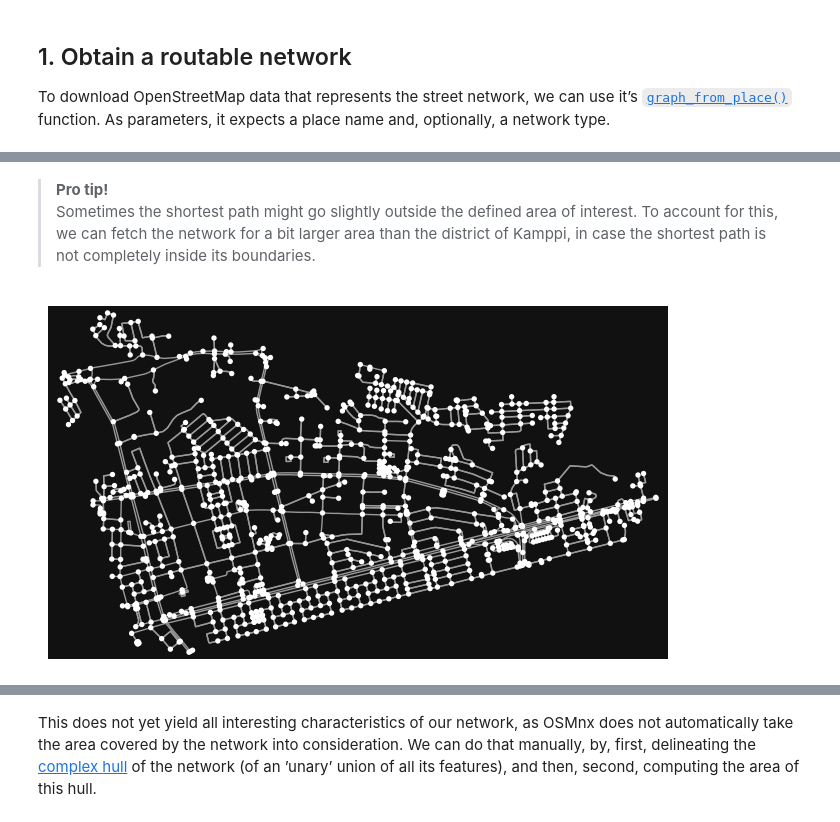
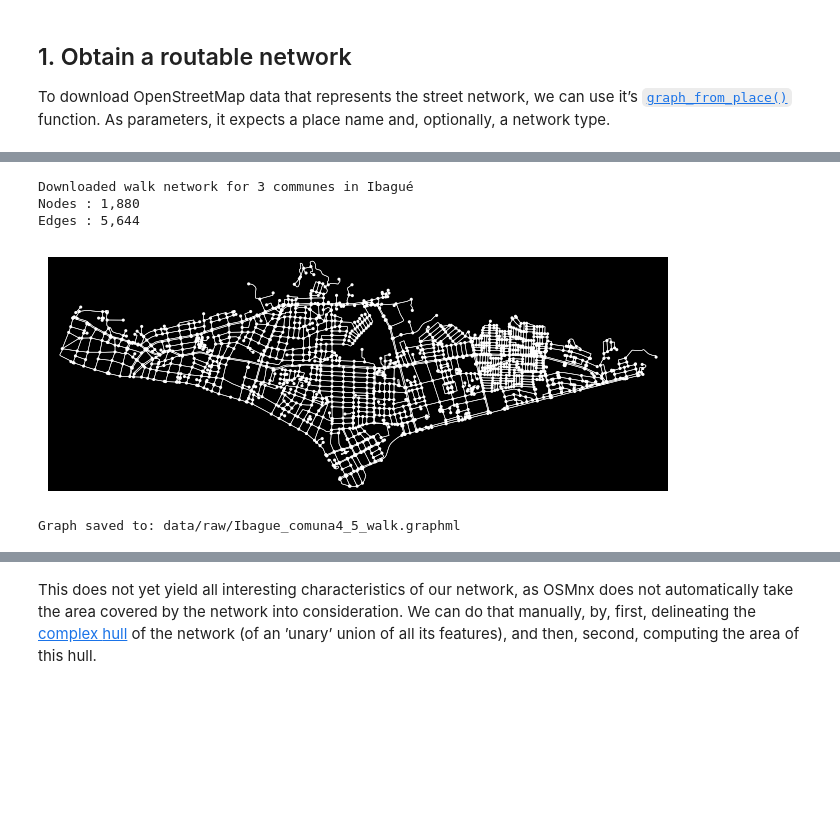
Before and after one commit to pcardonav/workshop4-network-analysis, a Jupyter notebook: paula-network-analysis.ipynb, the cells around one changed output, grey strips where cells are left out. Cells and saved outputs as stored; diff of their text form; code cells hidden in the pictures; blank space fills up the shorter version.

```diff
--- a/paula-network-analysis.ipynb
+++ b/paula-network-analysis.ipynb
@@ -98,25 +103,45 @@ figure, ax = osmnx.plot_graph(graph)
-# %% [markdown]
-> **Pro tip!**
-> Sometimes the shortest path might go slightly outside the defined area of interest. To account for this, we can fetch the network for a bit larger area than the district of Kamppi, in case the shortest path is not completely inside its boundaries.
-# %%
-# Get the area of interest polygon
-place_polygon = osmnx.geocode_to_gdf(PLACE_NAME)
-
-# Re-project the polygon to a local projected CRS (so that the CRS unit is meters)
-place_polygon = place_polygon.to_crs("EPSG:9377")
-
-# Buffer by 200 meters
-place_polygon["geometry"] = place_polygon.buffer(200)
-
-# Re-project the polygon back to WGS84 (required by OSMnx)
-place_polygon = place_polygon.to_crs("EPSG:4326")
-
-# Retrieve the network graph
-graph = osmnx.graph_from_polygon(
-    place_polygon.at[0, "geometry"],
-    network_type="bike"
-)
-
-fig, ax = osmnx.plot_graph(graph)
-# %% [output]
-[figure, removed]
+# %%
+import osmnx as ox
+
+PLACE_NAMES = [
+    "Comuna 3, Ibagué, Tolima, Colombia",
+    "Comuna 4, Ibagué, Tolima, Colombia",
+    "Comuna 5, Ibagué, Tolima, Colombia"
+]
+NETWORK_TYPE = "walk"
+
+
+graph = ox.graph_from_place(
+    PLACE_NAMES,
+    network_type=NETWORK_TYPE,
+    simplify=True
+)
+
+# Quick diagnosis
+stats = ox.basic_stats(graph)
+print(f"Downloaded {NETWORK_TYPE} network for {len(PLACE_NAMES)} communes in Ibagué")
+print(f"Nodes : {stats['n']:,}")
+print(f"Edges : {stats['m']:,}")
+
+# Visualization
+fig, ax = ox.plot_graph(
+    graph,
+    node_size=5,
+    edge_color="white",
+    bgcolor="black",
+    edge_linewidth=0.4
+)
+
+# graph to GraphML
+import pathlib, osmnx as ox
+
+path = pathlib.Path("data/raw/Ibague_comuna4_5_walk.graphml")
+path.parent.mkdir(parents=True, exist_ok=True)
+ox.save_graphml(graph, path)
+print(f"Graph saved to: {path}")
+# %% [output]
+Downloaded walk network for 3 communes in Ibagué
+Nodes : 1,880
+Edges : 5,644
+[figure, added]
+Graph saved to: data/raw/Ibague_comuna4_5_walk.graphml
```
Also changed, not shown: parts of 90 cells of this notebook, 28 other files.
